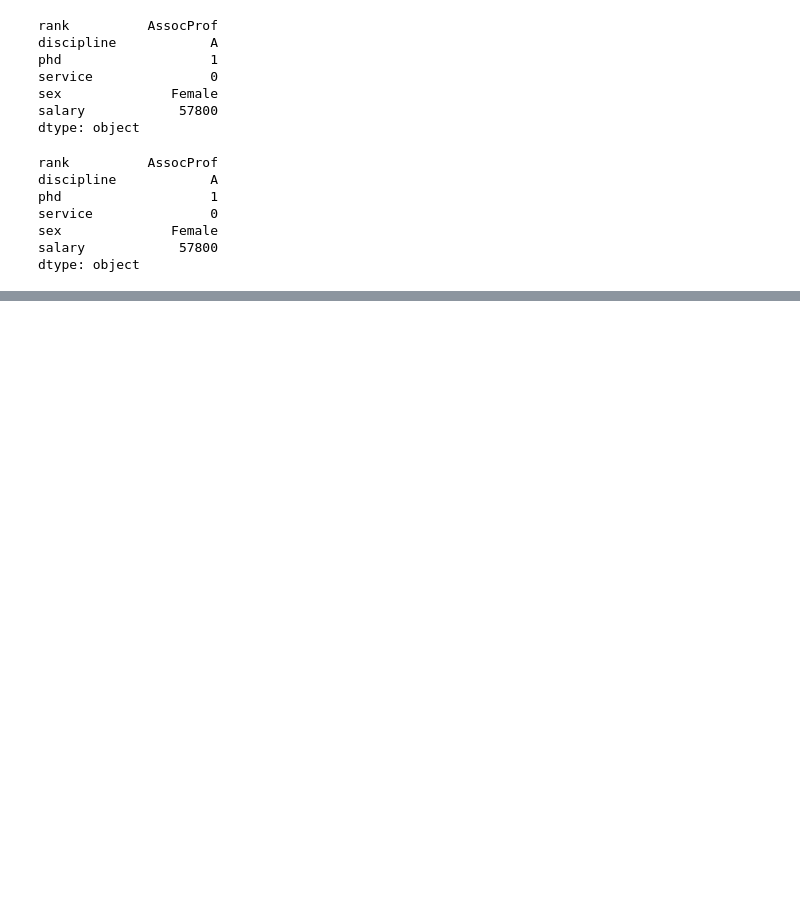
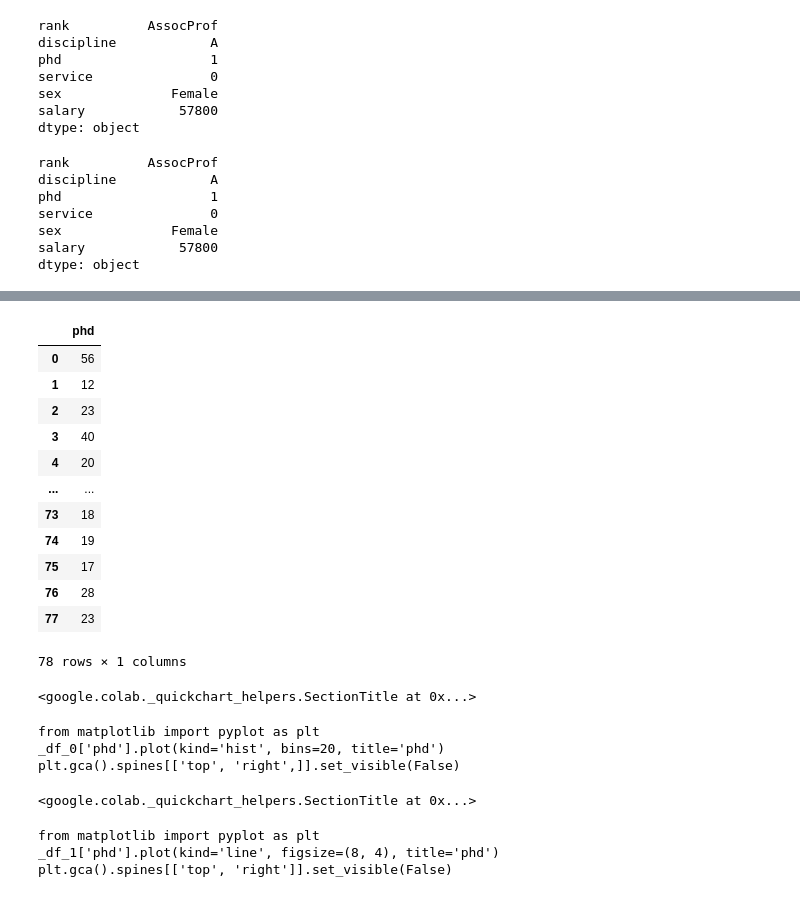
Before and after one commit to Hitesh-py-dev/DataScience_R_Codes, a Jupyter notebook: dataframe_methods.ipynb, the cells around one changed output, grey strips where cells are left out. Saved outputs shown, nothing was run; the diff lists cells and outputs as text; code cells hidden in the pictures; blank space fills up the shorter version.

```diff
--- a/dataframe_methods.ipynb
+++ b/dataframe_methods.ipynb
@@ -67,0 +113,24 @@ dtype: object
+# %%
+sal[['phd']]
+# %% [output]
+|  | phd |
+| 0 | 56 |
+| 1 | 12 |
+| 2 | 23 |
+| 3 | 40 |
+| 4 | 20 |
+| ... | ... |
+| 73 | 18 |
+| 74 | 19 |
+| 75 | 17 |
+| 76 | 28 |
+| 77 | 23 |
+78 rows × 1 columns
+<google.colab._quickchart_helpers.SectionTitle at 0x...>
+from matplotlib import pyplot as plt
+_df_0['phd'].plot(kind='hist', bins=20, title='phd')
+plt.gca().spines[['top', 'right',]].set_visible(False)
+<google.colab._quickchart_helpers.SectionTitle at 0x...>
+from matplotlib import pyplot as plt
+_df_1['phd'].plot(kind='line', figsize=(8, 4), title='phd')
+plt.gca().spines[['top', 'right']].set_visible(False)
```
Also changed, not shown: parts of 11 cells of this notebook.
